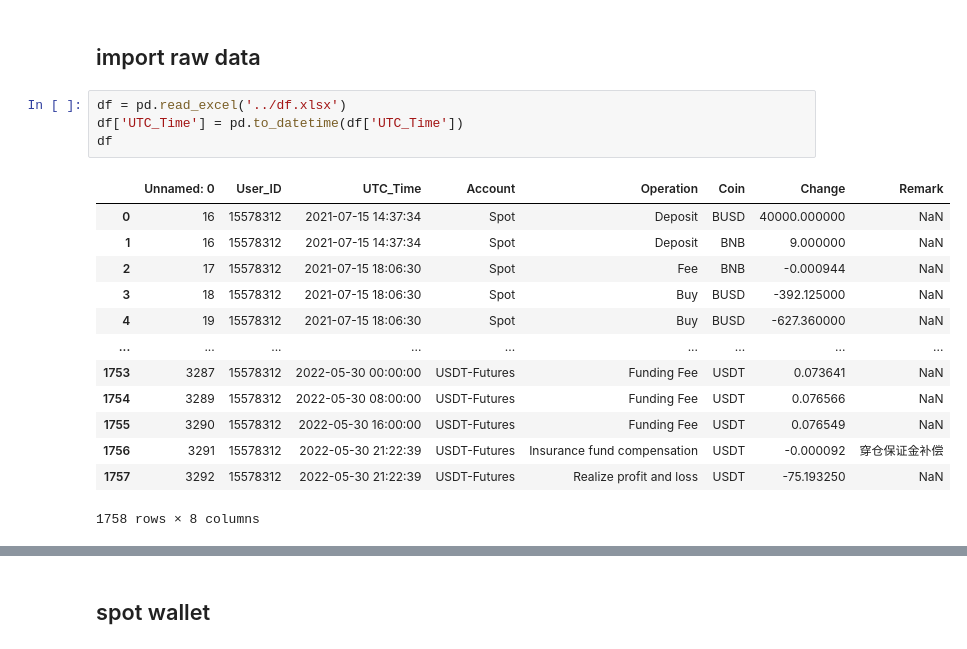
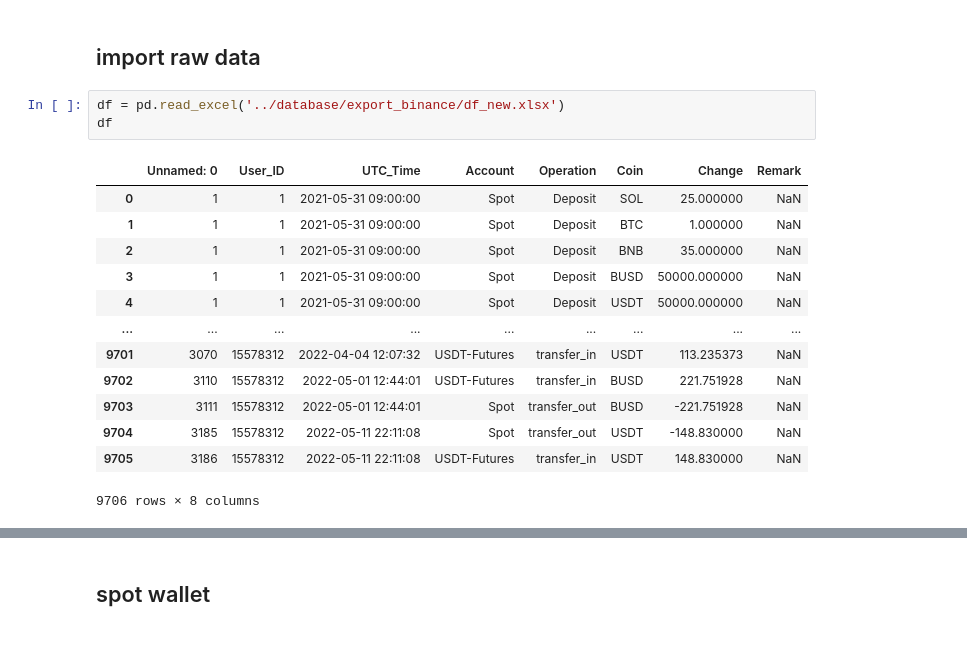
Before and after one commit to ferseguias/binance_dashboard, a Jupyter notebook: notebooks/wallet_spot.ipynb, the cells around one changed output, grey strips where cells are left out. Drawn from its saved outputs; the diff is of its cells as text.

```diff
--- a/notebooks/wallet_spot.ipynb
+++ b/notebooks/wallet_spot.ipynb
@@ -7,20 +7,19 @@ plt.style.use('ggplot')
 # %% [markdown]
 ## import raw data
 # %%
-df = pd.read_excel('../df.xlsx')
-df['UTC_Time'] = pd.to_datetime(df['UTC_Time'])
+df = pd.read_excel('../database/export_binance/df_new.xlsx')
 df
 # %% [output]
 |  | Unnamed: 0 | User_ID | UTC_Time | Account | Operation | Coin | Change | Remark |
-| 0 | 16 | 15578312 | 2021-07-15 14:37:34 | Spot | Deposit | BUSD | 40000.000000 | NaN |
-| 1 | 16 | 15578312 | 2021-07-15 14:37:34 | Spot | Deposit | BNB | 9.000000 | NaN |
-| 2 | 17 | 15578312 | 2021-07-15 18:06:30 | Spot | Fee | BNB | -0.000944 | NaN |
-| 3 | 18 | 15578312 | 2021-07-15 18:06:30 | Spot | Buy | BUSD | -392.125000 | NaN |
-| 4 | 19 | 15578312 | 2021-07-15 18:06:30 | Spot | Buy | BUSD | -627.360000 | NaN |
+| 0 | 1 | 1 | 2021-05-31 09:00:00 | Spot | Deposit | SOL | 25.000000 | NaN |
+| 1 | 1 | 1 | 2021-05-31 09:00:00 | Spot | Deposit | BTC | 1.000000 | NaN |
+| 2 | 1 | 1 | 2021-05-31 09:00:00 | Spot | Deposit | BNB | 35.000000 | NaN |
+| 3 | 1 | 1 | 2021-05-31 09:00:00 | Spot | Deposit | BUSD | 50000.000000 | NaN |
+| 4 | 1 | 1 | 2021-05-31 09:00:00 | Spot | Deposit | USDT | 50000.000000 | NaN |
 | ... | ... | ... | ... | ... | ... | ... | ... | ... |
-| 1753 | 3287 | 15578312 | 2022-05-30 00:00:00 | USDT-Futures | Funding Fee | USDT | 0.073641 | NaN |
-| 1754 | 3289 | 15578312 | 2022-05-30 08:00:00 | USDT-Futures | Funding Fee | USDT | 0.076566 | NaN |
-| 1755 | 3290 | 15578312 | 2022-05-30 16:00:00 | USDT-Futures | Funding Fee | USDT | 0.076549 | NaN |
-| 1756 | 3291 | 15578312 | 2022-05-30 21:22:39 | USDT-Futures | Insurance fund compensation | USDT | -0.000092 | 穿仓保证金补偿 |
-| 1757 | 3292 | 15578312 | 2022-05-30 21:22:39 | USDT-Futures | Realize profit and loss | USDT | -75.193250 | NaN |
+| 9701 | 3070 | 15578312 | 2022-04-04 12:07:32 | USDT-Futures | transfer_in | USDT | 113.235373 | NaN |
+| 9702 | 3110 | 15578312 | 2022-05-01 12:44:01 | USDT-Futures | transfer_in | BUSD | 221.751928 | NaN |
+| 9703 | 3111 | 15578312 | 2022-05-01 12:44:01 | Spot | transfer_out | BUSD | -221.751928 | NaN |
+| 9704 | 3185 | 15578312 | 2022-05-11 22:11:08 | Spot | transfer_out | USDT | -148.830000 | NaN |
+| 9705 | 3186 | 15578312 | 2022-05-11 22:11:08 | USDT-Futures | transfer_in | USDT | 148.830000 | NaN |
-1758 rows × 8 columns
+9706 rows × 8 columns
```
Also changed, not shown: parts of 11 cells of this notebook, 22 other files.
